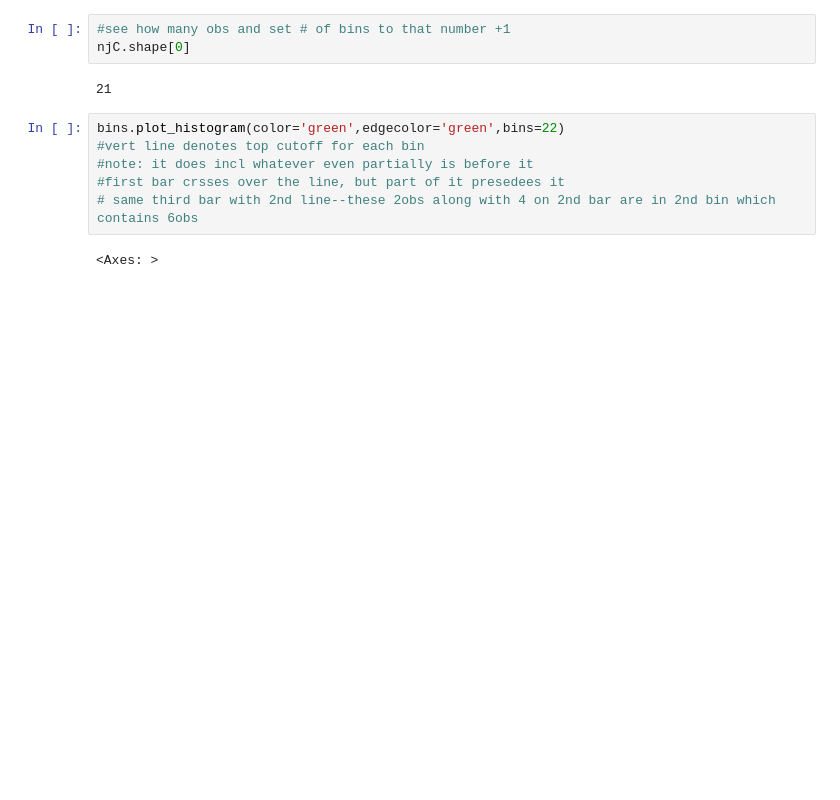
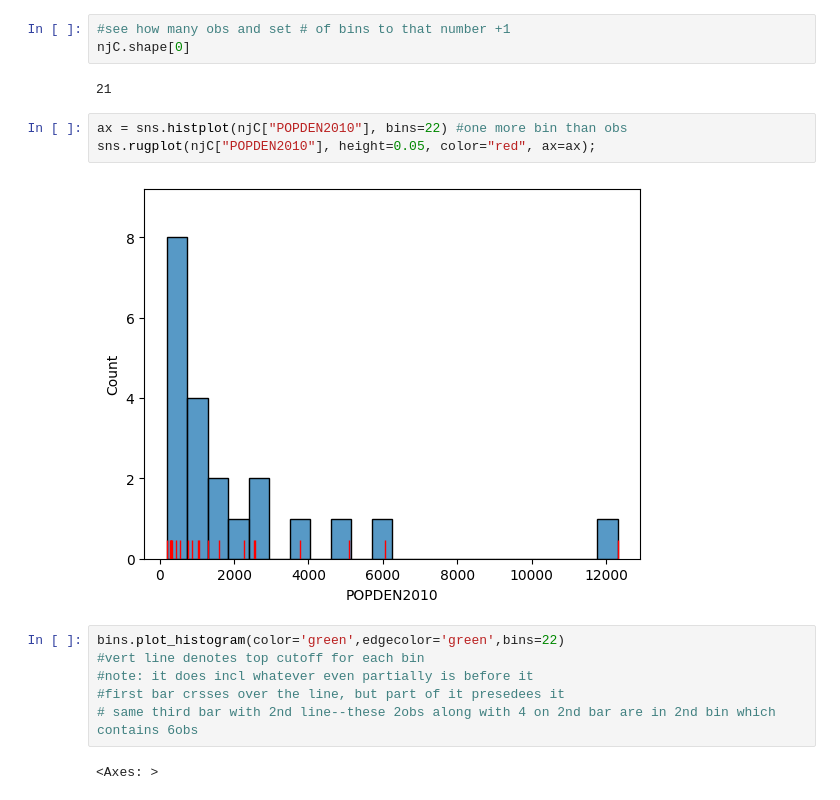
Before and after one commit to theaok/gisPy, a Jupyter notebook: geoda.ipynb, the cells around one changed output. Saved outputs shown, nothing was run; the diff lists cells and outputs as text; blank space fills up the shorter version.

```diff
--- a/geoda.ipynb
+++ b/geoda.ipynb
@@ -361,6 +363,11 @@ array(['#ffffcc', '#fc8c3b', '#ffffcc', '#fc8c3b', '#ffffcc', '#ffffcc',
 njC.shape[0]
 # %% [output]
 21
+# %%
+ax = sns.histplot(njC["POPDEN2010"], bins=22) #one more bin than obs
+sns.rugplot(njC["POPDEN2010"], height=0.05, color="red", ax=ax);
+# %% [output]
+[figure, added]
 # %%
 bins.plot_histogram(color='green',edgecolor='green',bins=22)
 #vert line denotes top cutoff for each bin
```
Also changed, not shown: parts of 3 cells of this notebook.
